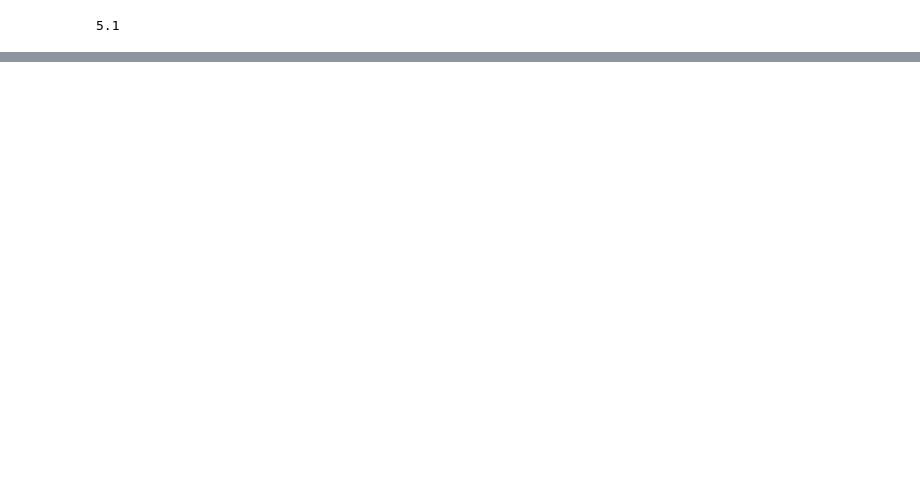
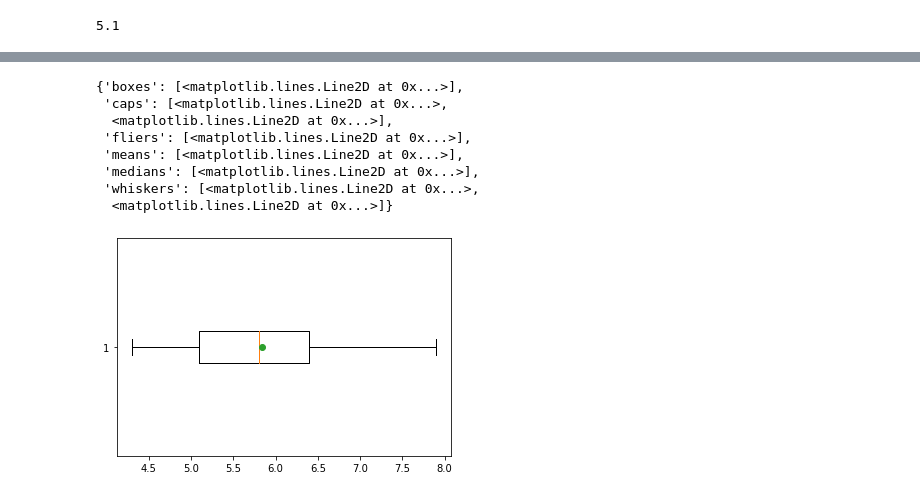
Before and after one commit to naruemonssp/data_viz_2022, a Jupyter notebook: DataViz02_Data_Distribution_.ipynb, the cells around one changed output, grey strips where cells are left out. Cells and saved outputs as stored; diff of their text form; code cells hidden in the pictures; blank space fills up the shorter version.

```diff
--- a/DataViz02_Data_Distribution_.ipynb
+++ b/DataViz02_Data_Distribution_.ipynb
@@ -239,0 +276,12 @@ ydp['boxes'][0].get_xdata()[0]
+# %%
+plt.boxplot(df['SepalLength'],vert=False,showmeans=True,meanprops={'marker':'o'})
+# %% [output]
+{'boxes': [<matplotlib.lines.Line2D at 0x...>],
+ 'caps': [<matplotlib.lines.Line2D at 0x...>,
+  <matplotlib.lines.Line2D at 0x...>],
+ 'fliers': [<matplotlib.lines.Line2D at 0x...>],
+ 'means': [<matplotlib.lines.Line2D at 0x...>],
+ 'medians': [<matplotlib.lines.Line2D at 0x...>],
+ 'whiskers': [<matplotlib.lines.Line2D at 0x...>,
+  <matplotlib.lines.Line2D at 0x...>]}
+[figure, added]
```
Also changed, not shown: parts of 18 cells of this notebook.
